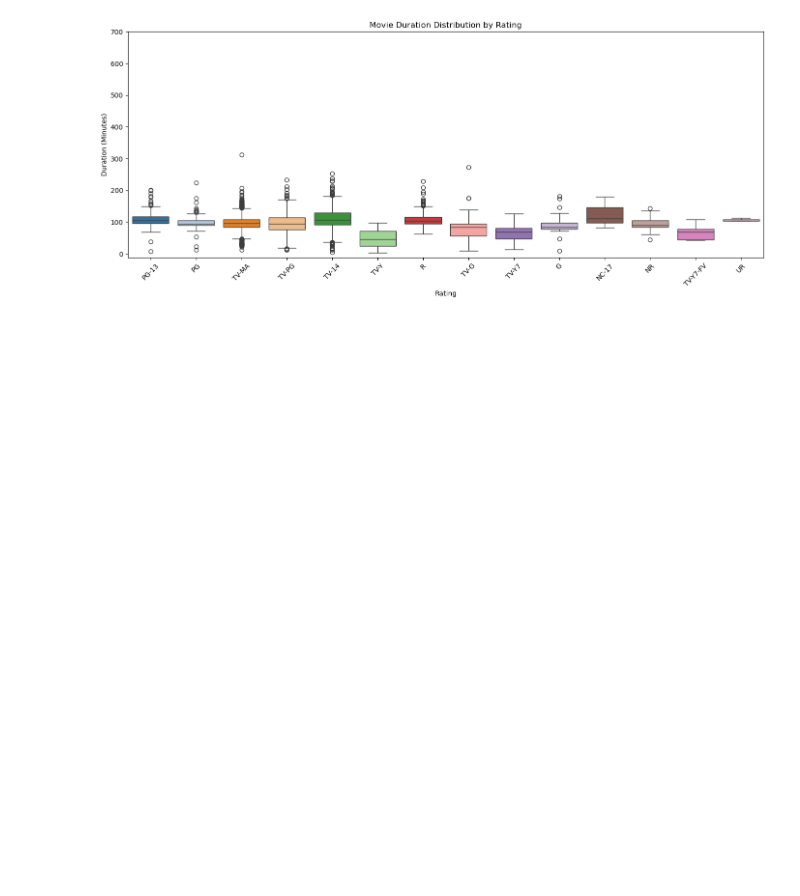
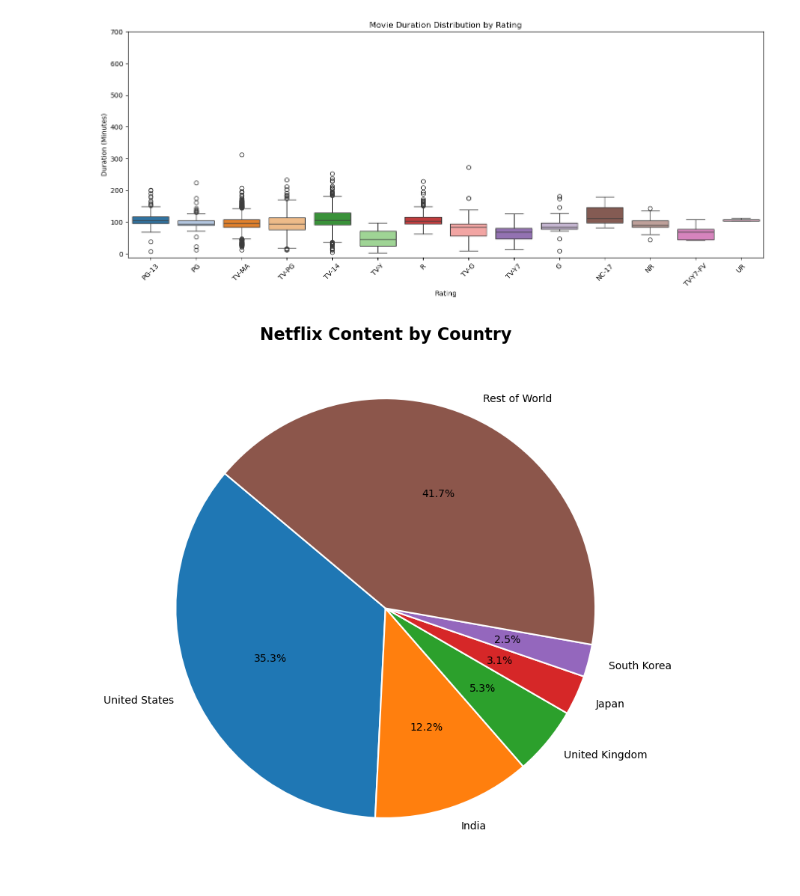
Before and after one commit to ywen2-dot/the-project-of-reproducible-research, a Jupyter notebook: EDA_netflix.ipynb, the cells around one changed output. Drawn from its saved outputs; the diff is of its cells as text; code cells hidden in the pictures; blank space fills up the shorter version.

Commit message:
Add a pie graph for country rating

```diff
--- a/EDA_netflix.ipynb
+++ b/EDA_netflix.ipynb
@@ -94,3 +94,6 @@ plt.ylabel("Count")
 plt.show()
 # %% [output]
 [figure]
+# %%
+country_counts = df_clean["country"].value_counts()
+country_counts
@@ -203,3 +227,28 @@ plt.tight_layout()
 plt.show()
 # %% [output]
 [figure]
+# %%
+import matplotlib.pyplot as plt
+
+# Prepare the data
+top5 = country_counts.head(5)
+rest = country_counts[5:].sum()
+
+labels = list(top5.index) + ['Rest of World']
+sizes = list(top5.values) + [rest]
+
+# Plot
+plt.figure(figsize=(8, 8))
+plt.pie(
+    sizes,
+    labels=labels,
+    autopct='%1.1f%%',
+    startangle=140,
+    wedgeprops={'edgecolor': 'white', 'linewidth': 1.5}
+)
+
+plt.title('Netflix Content by Country', fontsize=16, fontweight='bold')
+plt.tight_layout()
+plt.show()
+# %% [output]
+[figure, added]
```
Also changed, not shown: parts of 3 cells of this notebook.
